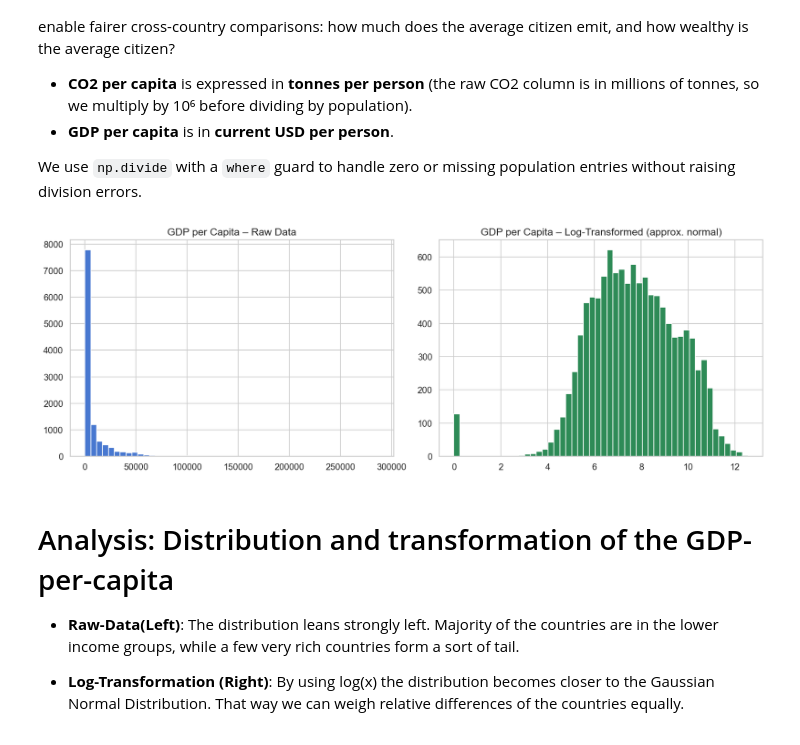
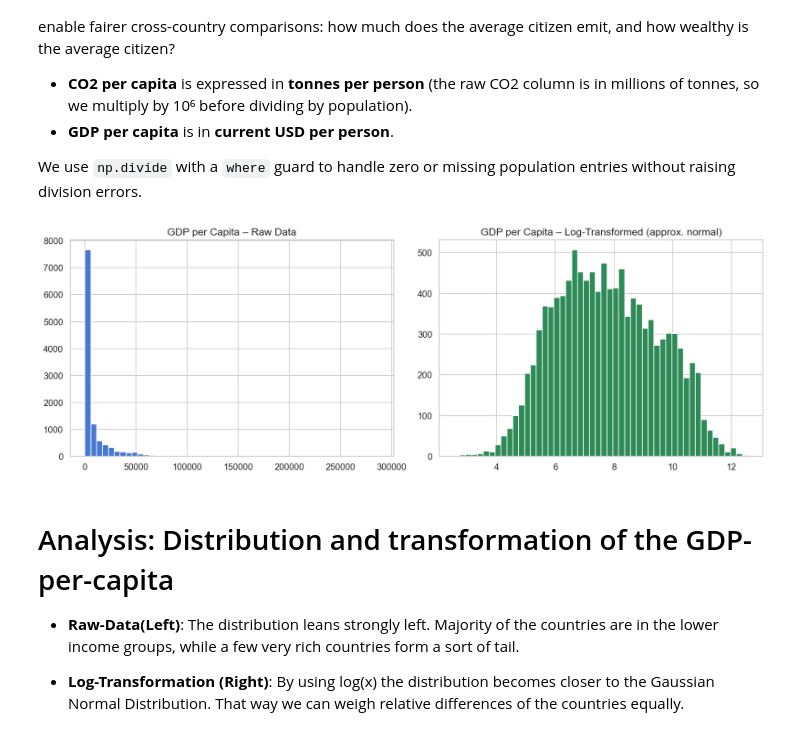
Before and after one commit to fabianfrank-dev/carbon_analysis, a Jupyter notebook: data_analytics_project.ipynb, the cells around one changed output. Cells and saved outputs as stored; diff of their text form; code cells hidden in the pictures.

```diff
--- a/data_analytics_project.ipynb
+++ b/data_analytics_project.ipynb
@@ -156,23 +169,17 @@ We perform a **left join** of GDP onto the CO2 dataframe using `iso_code` and `y
 Before proceeding, we visualize data completeness. The heatmap below shows each variable as a column and each record as a row, with bright cells indicating missing values. This diagnostic is important because it reveals whether missingness is **random** or **systematic** - for instance, GDP data may be consistently absent for certain countries or time periods, which would bias any analysis that silently drops incomplete rows.
 # %%
 # merge the datasets on iso_code and year
-base_df = co2_df.merge(
+base_df = co2_df.join(
     gdp_df,
     on=['iso_code', 'year'],
     how='left',
-    suffixes=('_co2', '_gdp')
 )
 
 # missing data heatmap
 fig, ax = plt.subplots(figsize=(10, 6))
-sns.heatmap(base_df.isnull(), yticklabels=False, cbar=False, cmap='YlOrRd', ax=ax)
+sns.heatmap(base_df.select(pl.all().is_null()), yticklabels=False, cbar=False, cmap='magma_r', ax=ax)
 ax.set_title("Missing Data Overview After Merge")
+
 plt.tight_layout()
 plt.show()
-
-print(f"Dataset shape: {base_df.shape[0]:,} rows x {base_df.shape[1]} columns")
-print(f"Countries: {base_df['iso_code'].nunique()}")
-print(f"Year range: {base_df['year'].min()} - {base_df['year'].max()}")
-print(f"GDP coverage: {base_df['gdp'].notna().sum():,} / {len(base_df):,} rows "
-      f"({base_df['gdp'].notna().mean():.1%})")
 # %% [output]
@@ -196,23 +208,33 @@ Absolute CO2 and GDP figures are dominated by population size - China and India
 We use `np.divide` with a `where` guard to handle zero or missing population entries without raising division errors.
 # %%
 # CO2 is in millions of tonnes; multiply by 1e6 to get tonnes, then divide by population
-base_df['co2_per_capita'] = safe_divide(base_df['co2'].values * 1e6, base_df['population'].values)
-base_df['gdp_per_capita'] = safe_divide(base_df['gdp'].values, base_df['population'].values)
+base_df = base_df.with_columns(
+    (pl.col("co2") / pl.col("population") * 1e6)
+    .replace([float("inf"), -float("inf")], None)
+    .alias("co2_per_capita"))
+
+base_df = base_df.with_columns(
+    (pl.col("gdp") / pl.col("population"))
+    .replace([float("inf"), -float("inf")], None)
+    .alias("gdp_per_capita"))
 
 # Log-transform per-capita metrics for better visualization
-base_df['log_gdp_pc'] = np.log1p(base_df['gdp_per_capita'].values)
-base_df['log_co2_pc'] = np.log1p(base_df['co2_per_capita'].values)
+base_df = base_df.with_columns(np.log1p(pl.col('gdp_per_capita'))
+                               .alias("log_gdp_pc"))
+base_df = base_df.with_columns(np.log1p(pl.col('co2_per_capita'))
+                              .alias("log_co2_pc"))
 
-# compare raw and log-transformed data
+# compare raw and log-transformed data as histograms
 fig, axes = plt.subplots(1, 2, figsize=(14, 5))
-axes[0].hist(base_df['gdp_per_capita'].dropna(), bins=50, edgecolor='white')
+axes[0].hist(base_df.select("gdp_per_capita"), bins=50, edgecolor='white')
 axes[0].set_title('GDP per Capita – Raw Data')
-axes[1].hist(base_df['log_gdp_pc'].dropna(), bins=50, edgecolor='white', color='seagreen')
+axes[1].hist(base_df.select("log_gdp_pc"), bins=50, edgecolor='white', color='seagreen')
 axes[1].set_title('GDP per Capita – Log-Transformed (approx. normal)')
+
 plt.tight_layout()
 plt.show()
 # %% [output]
-[figure, old version]
+[figure, new version]
 # %% [markdown]
 # Analysis: Distribution and transformation of the GDP-per-capita
 
```
Also changed, not shown: parts of 30 cells of this notebook, 1 other file.
